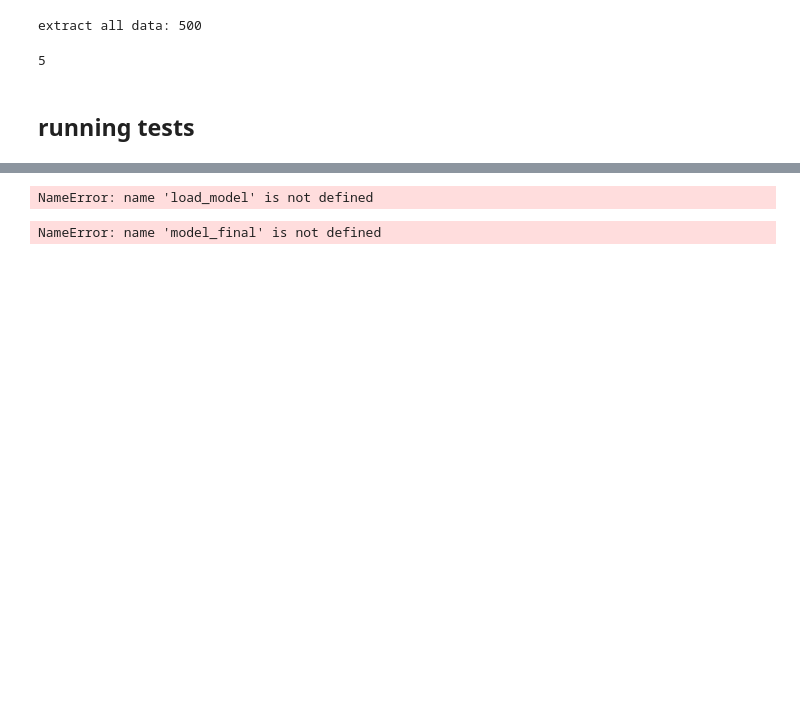
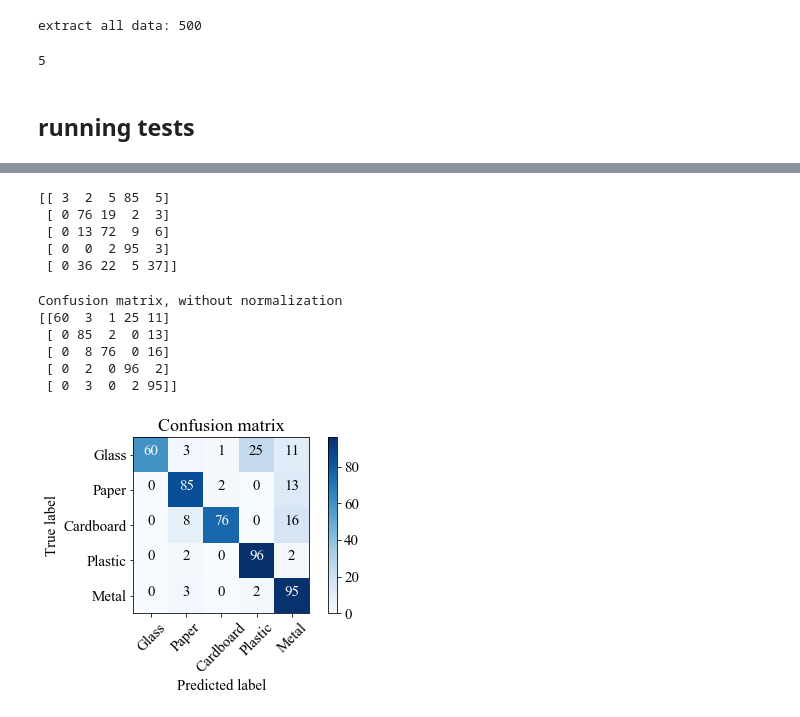
Before and after one commit to voschezang/trash-image-classification, a Jupyter notebook: src/nn/transfer learning-plots.ipynb, the cells around one changed output, grey strips where cells are left out. Cells and saved outputs as stored; diff of their text form; code cells hidden in the pictures; blank space fills up the shorter version.

Commit message:
add confusion matrices

```diff
--- a/src/nn/transfer learning-plots.ipynb
+++ b/src/nn/transfer learning-plots.ipynb
@@ -119,0 +125,18 @@ acc: 82.40%
+# %%
+import tensorflow as tf
+from sklearn.metrics import confusion_matrix
+
+def test1(model, x_test, y_test):
+    y_pred_class = model.predict(x_test)
+    # con = tf.confusion_matrix(labels=y_test, predictions=y_pred_class )
+    # print(con)
+
+    y_test_non_category = [ np.argmax(t) for t in y_test ]
+    y_predict_non_category = [ np.argmax(t) for t in y_pred_class ]
+
+
+    conf_mat = confusion_matrix(y_test_non_category, y_predict_non_category)
+    print(conf_mat)
+    return conf_mat
+# %%
+c1 = test1(default, x_test, y_test)
@@ -120 +149,9 @@ acc: 82.40%
+# %%
+c2 = test1(augment, x_test, y_test)
+# %% [output]
+[[ 3  2  5 85  5]
+ [ 0 76 19  2  3]
+ [ 0 13 72  9  6]
+ [ 0  0  2 95  3]
+ [ 0 36 22  5 37]]
 # %%
@@ -170,31 +215,0 @@ def plot_confusion_matrix(cm, classes,
-# %%
-model_augment = config.dataset_dir + 'models/cnntransfer_augm.json'
-model_augment_weights = config.dataset_dir + 'models/cnntransferweights_augmen.h5'
-model_default = config.dataset_dir + 'models/cnntransfer.json'
-model_default_weights = config.dataset_dir + 'models/cnntransferweights.h5'
-
-# augment = load_model(model_augment, model_augment_weights)
-default = load_model(model_default, model_default_weights)
-augment = load_model(model_augment, model_augment_weights)
-# %% [output]
-NameError: name 'load_model' is not defined
-# %%
-import tensorflow as tf
-
-y_pred_class = model_final.predict(x_test)
-# con = tf.confusion_matrix(labels=y_test, predictions=y_pred_class )
-# print(con)
-
-y_test_non_category = [ np.argmax(t) for t in y_test ]
-y_predict_non_category = [ np.argmax(t) for t in y_pred_class ]
-
-
-from sklearn.metrics import confusion_matrix
-conf_mat = confusion_matrix(y_test_non_category, y_predict_non_category)
-print(conf_mat)
-# def confusion_matrix(model, x_test)
-#     y_pred_class = model_final.predict(X_test)
-#     con = tf.confusion_matrix(labels=y_train, predictions=y_pred_class )
-#     print(cont)
-# %% [output]
-NameError: name 'model_final' is not defined
@@ -210,4 +216,22 @@ print(y_pred)
+# %%
+labels = np.array(['Glass','Paper','Cardboard','Plastic','Metal'])
+# %%
+from matplotlib import rcParams
+rcParams['font.family'] = 'sans-serif'
+rcParams['font.sans-serif'] = [
+    'Times New Roman', 'Tahoma', 'DejaVu Sans', 'Lucida Grande', 'Verdana'
+]
+rcParams['font.size'] = 15
 # %%
-from mlxtend.plotting import plot_confusion_matrix
-fig, ax = plot_confusion_matrix(conf_mat=conf_mat)
+# from mlxtend.plotting import plot_confusion_matrix
+plt.figure()
+plot_confusion_matrix(c1, labels)
+# %% [output]
+Confusion matrix, without normalization
+[[60  3  1 25 11]
+ [ 0 85  2  0 13]
+ [ 0  8 76  0 16]
+ [ 0  2  0 96  2]
+ [ 0  3  0  2 95]]
+[figure, added]
 # %%
```
Also changed, not shown: parts of 12 cells of this notebook.
